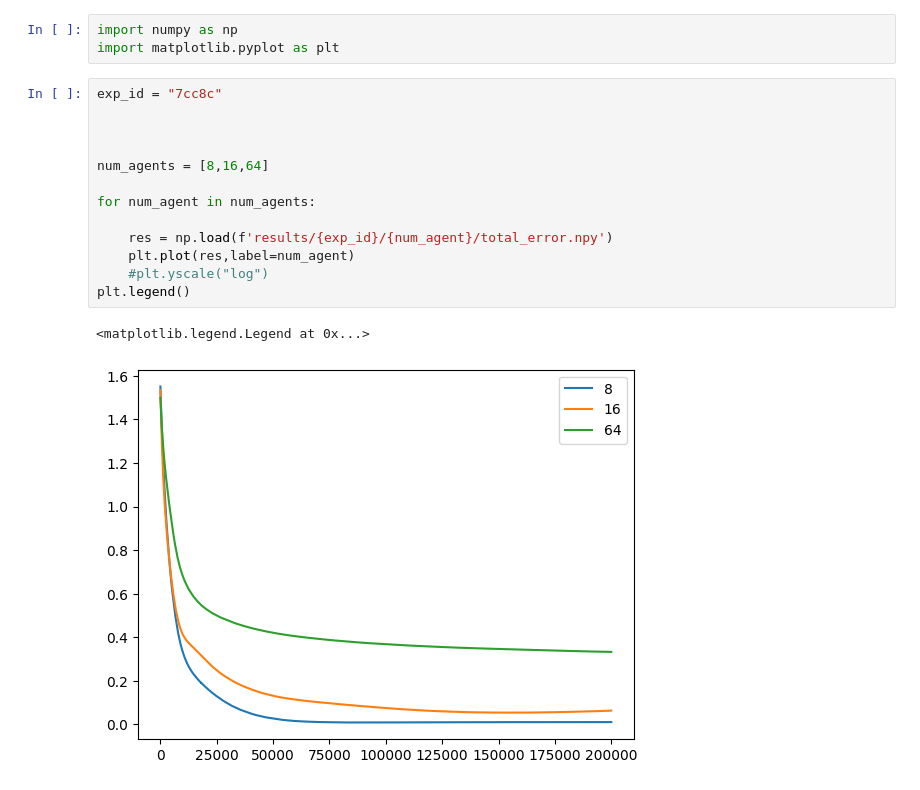
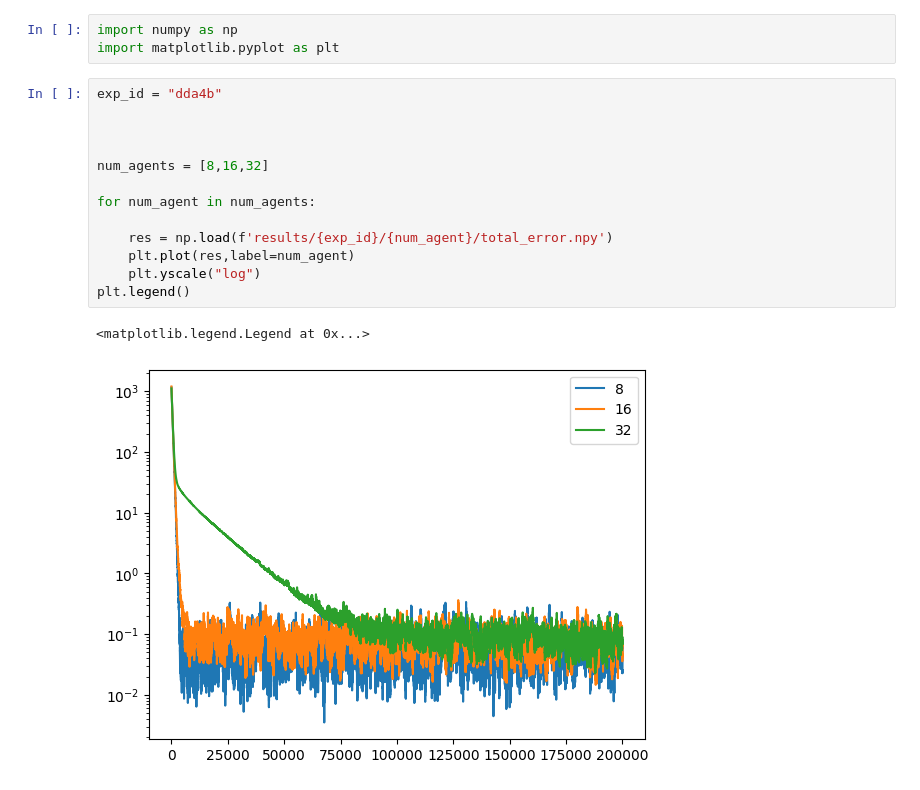
Before and after one commit to limaries30/distributed-TD-learning, a Jupyter notebook: plot.ipynb, the cells around one changed output. Drawn from its saved outputs; the diff is of its cells as text.

```diff
--- a/plot.ipynb
+++ b/plot.ipynb
@@ -2,18 +2,18 @@
 import numpy as np
 import matplotlib.pyplot as plt
 # %%
-exp_id = "7cc8c"
+exp_id = "dda4b"
 
 
 
-num_agents = [8,16,64]
+num_agents = [8,16,32]
 
 for num_agent in num_agents:
 
     res = np.load(f'results/{exp_id}/{num_agent}/total_error.npy')
     plt.plot(res,label=num_agent)
-    #plt.yscale("log")
+    plt.yscale("log")
 plt.legend()
 # %% [output]
 <matplotlib.legend.Legend at 0x...>
-[figure, old version]
+[figure, new version]
```
Also changed, not shown: 4 other files.
